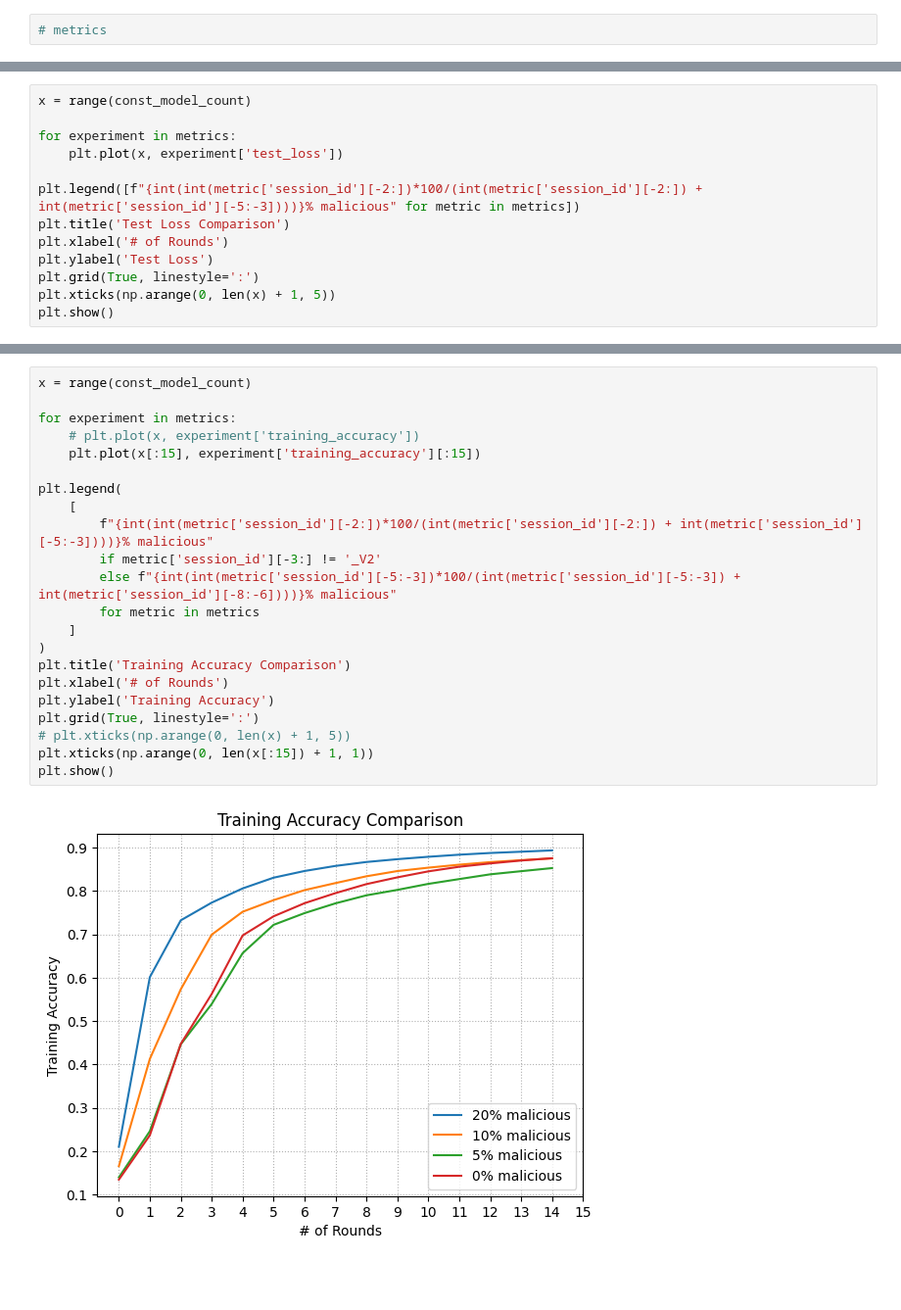
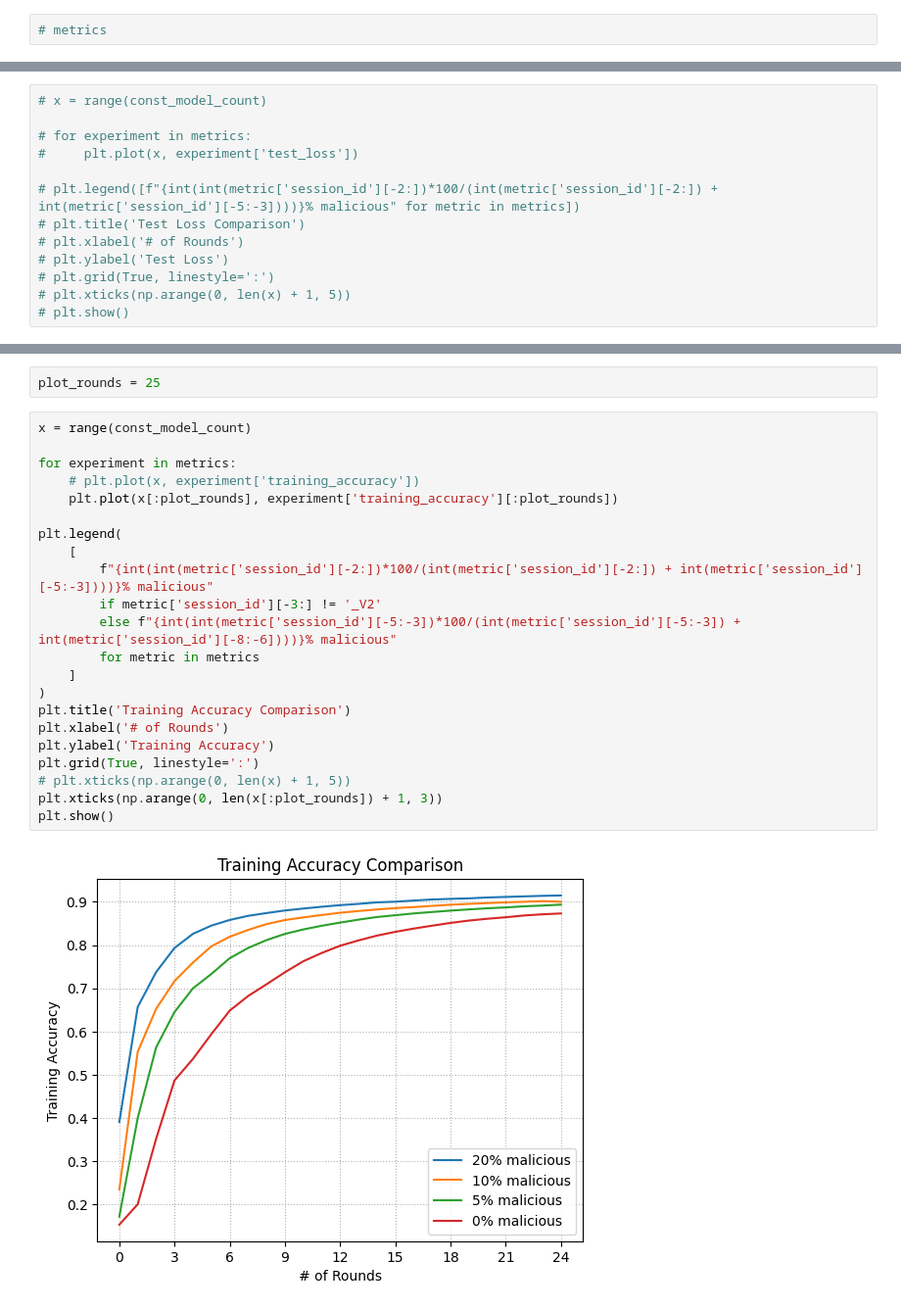
Before and after one commit to dininduviduneth/fedn-attack-sim-uu, a Jupyter notebook: examples/mnist-pytorch/analytics/gradient_boosting/P010/GBP010.ipynb, the cells around one changed output, grey strips where cells are left out. Shown at 98% size. Drawn from its saved outputs; the diff is of its cells as text; blank space fills up the shorter version.

```diff
--- a/examples/mnist-pytorch/analytics/gradient_boosting/P010/GBP010.ipynb
+++ b/examples/mnist-pytorch/analytics/gradient_boosting/P010/GBP010.ipynb
@@ -127,13 +118,13 @@ plt.show()
 # %%
-x = range(const_model_count)
+# x = range(const_model_count)
 
-for experiment in metrics:
-    plt.plot(x, experiment['test_loss'])
+# for experiment in metrics:
+#     plt.plot(x, experiment['test_loss'])
 
-plt.legend([f"{int(int(metric['session_id'][-2:])*100/(int(metric['session_id'][-2:]) + int(metric['session_id'][-5:-3])))}% malicious" for metric in metrics])
-plt.title('Test Loss Comparison')
-plt.xlabel('# of Rounds')
-plt.ylabel('Test Loss')
-plt.grid(True, linestyle=':')
-plt.xticks(np.arange(0, len(x) + 1, 5))
-plt.show()
+# plt.legend([f"{int(int(metric['session_id'][-2:])*100/(int(metric['session_id'][-2:]) + int(metric['session_id'][-5:-3])))}% malicious" for metric in metrics])
+# plt.title('Test Loss Comparison')
+# plt.xlabel('# of Rounds')
+# plt.ylabel('Test Loss')
+# plt.grid(True, linestyle=':')
+# plt.xticks(np.arange(0, len(x) + 1, 5))
+# plt.show()
@@ -142,27 +131,29 @@ plt.show()
+# %%
+plot_rounds = 25
 # %%
 x = range(const_model_count)
 
 for experiment in metrics:
     # plt.plot(x, experiment['training_accuracy'])
-    plt.plot(x[:15], experiment['training_accuracy'][:15])
+    plt.plot(x[:plot_rounds], experiment['training_accuracy'][:plot_rounds])
 
 plt.legend(
     [
         f"{int(int(metric['session_id'][-2:])*100/(int(metric['session_id'][-2:]) + int(metric['session_id'][-5:-3])))}% malicious"
         if metric['session_id'][-3:] != '_V2'
         else f"{int(int(metric['session_id'][-5:-3])*100/(int(metric['session_id'][-5:-3]) + int(metric['session_id'][-8:-6])))}% malicious"
         for metric in metrics
     ]
 )
 plt.title('Training Accuracy Comparison')
 plt.xlabel('# of Rounds')
 plt.ylabel('Training Accuracy')
 plt.grid(True, linestyle=':')
 # plt.xticks(np.arange(0, len(x) + 1, 5))
-plt.xticks(np.arange(0, len(x[:15]) + 1, 1))
+plt.xticks(np.arange(0, len(x[:plot_rounds]) + 1, 3))
 plt.show()
 # %% [output]
-[figure, old version]
+[figure, new version]
 # %%
 x = range(const_model_count)
 
```
Also changed, not shown: parts of 8 cells of this notebook.
